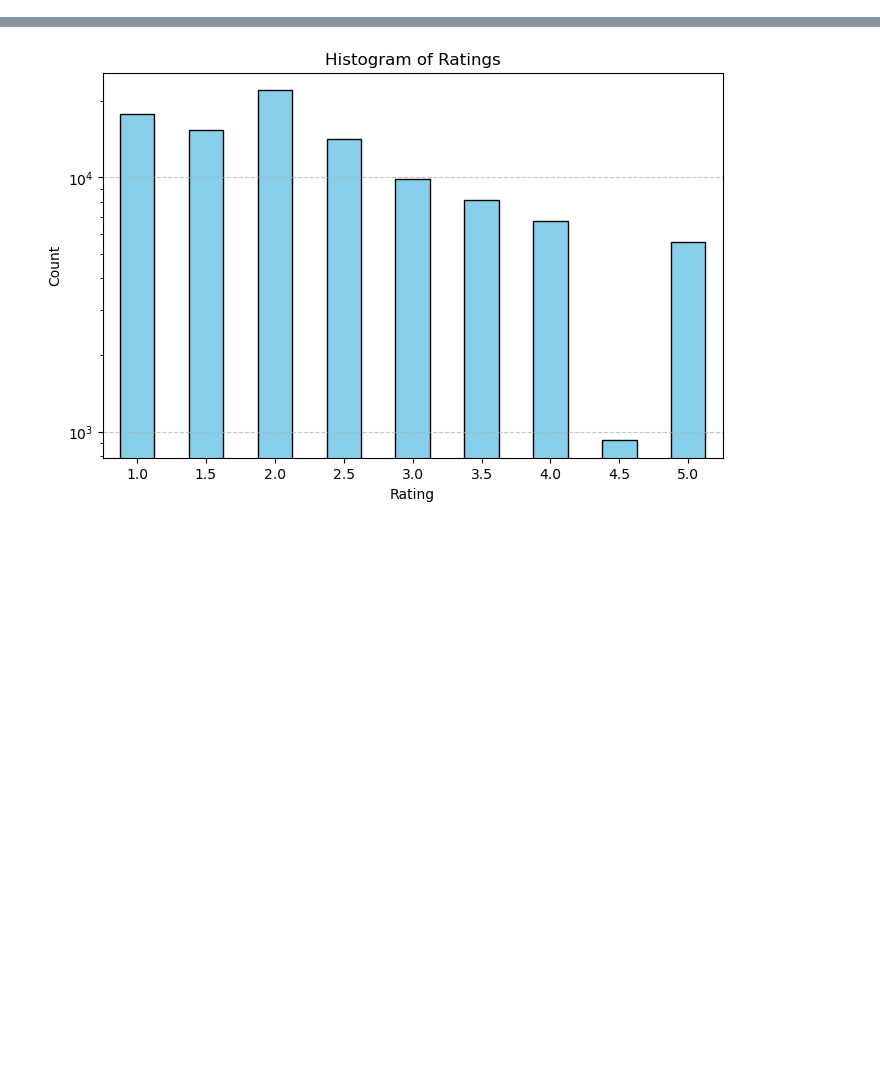
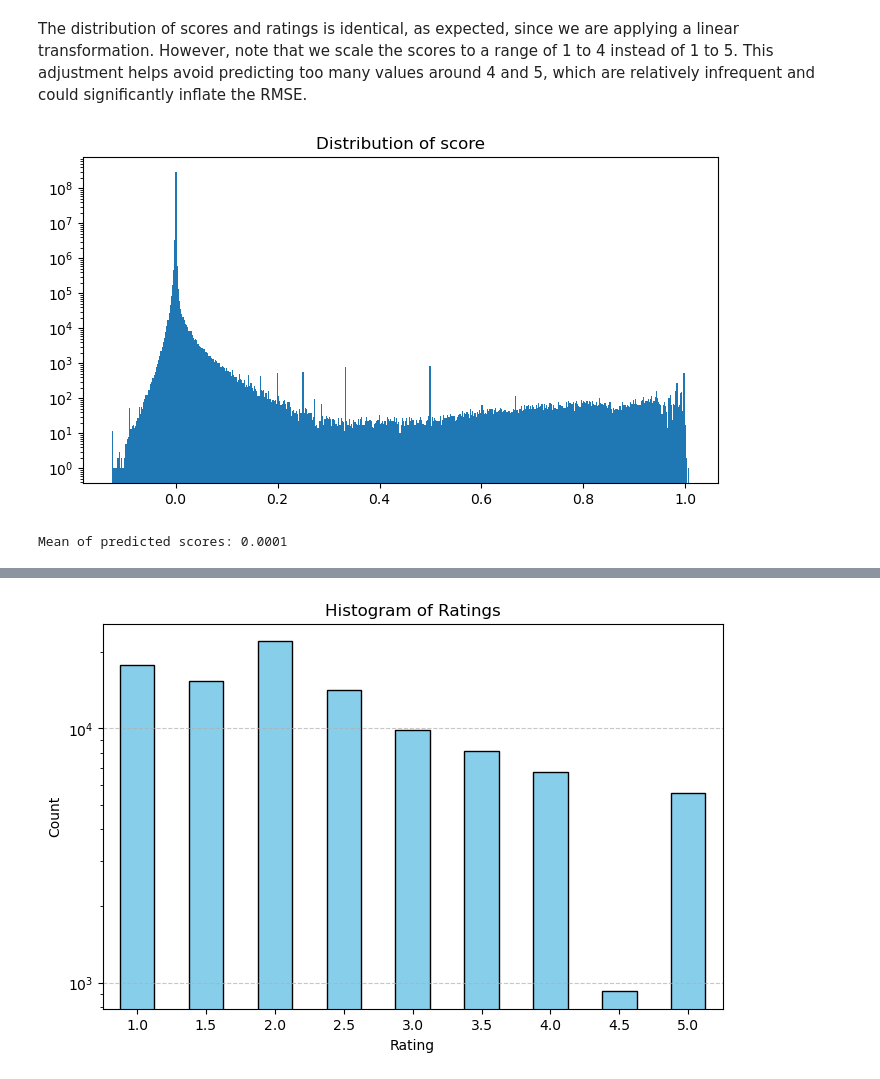
Before and after one commit to paulo-03/recommender_systems, a Jupyter notebook: EASE/ease.ipynb, the cells around one changed output, grey strips where cells are left out. Cells and saved outputs as stored; diff of their text form; code cells hidden in the pictures; blank space fills up the shorter version.

Commit message:
EASE folder ready to be submited.

```diff
--- a/EASE/ease.ipynb
+++ b/EASE/ease.ipynb
@@ -42,0 +52,14 @@ Prediction completed in 0:00:05.728480
+# %% [markdown]
+The distribution of scores and ratings is identical, as expected, since we are applying a linear transformation. However, note that we scale the scores to a range of 1 to 4 instead of 1 to 5. This adjustment helps avoid predicting too many values around 4 and 5, which are relatively infrequent and could significantly inflate the RMSE.
+# %%
+plt.figure(figsize=(7, 4))
+plt.hist(ease.score.flatten(), bins=500)
+plt.title("Distribution of Score")
+plt.yscale('log')
+plt.tight_layout()
+plt.show()
+
+print(f"Mean of predicted scores: {ease.score.mean():.4f}")
+# %% [output]
+[figure, added]
+Mean of predicted scores: 0.0001
```
Also changed, not shown: parts of 35 cells of this notebook, 3 other files.
